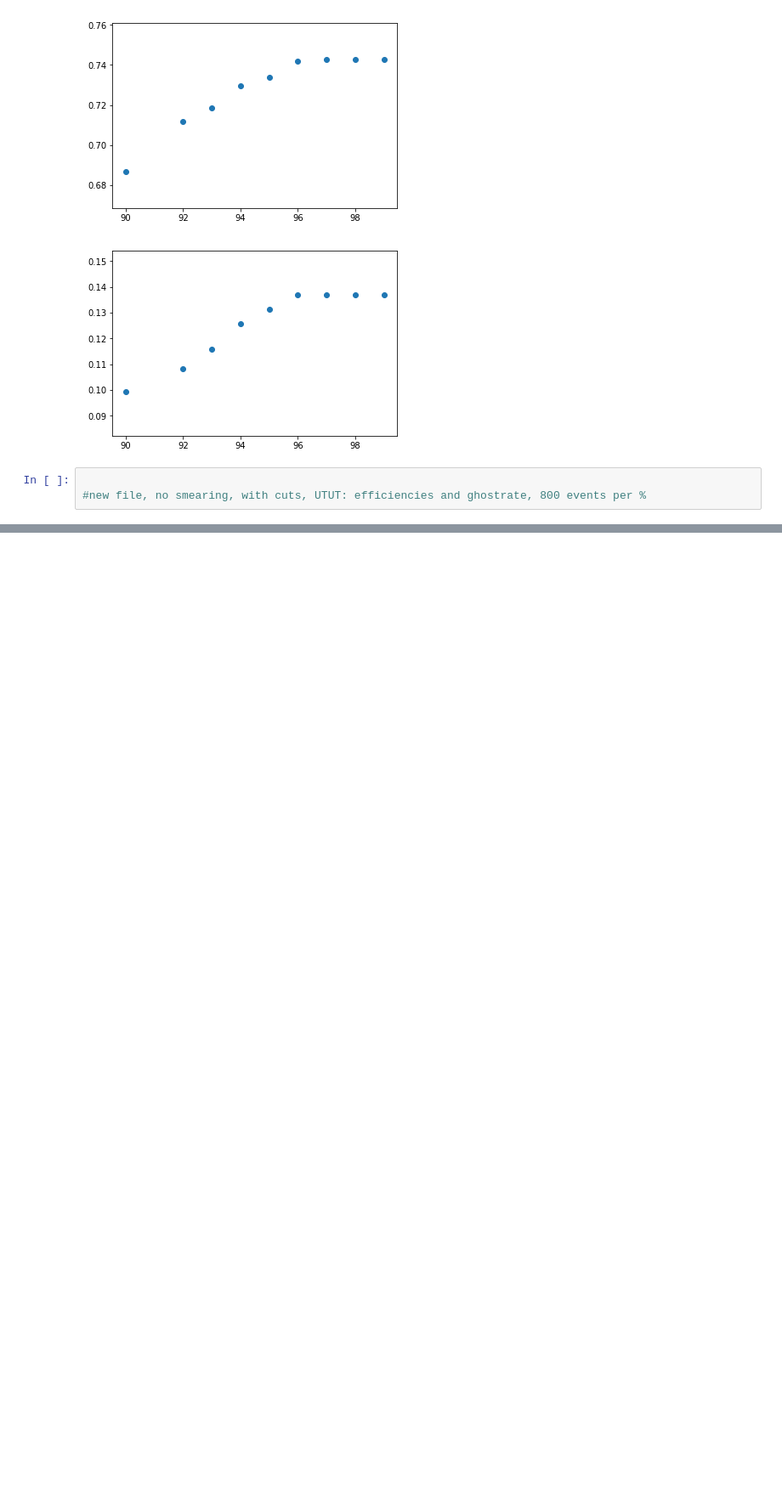
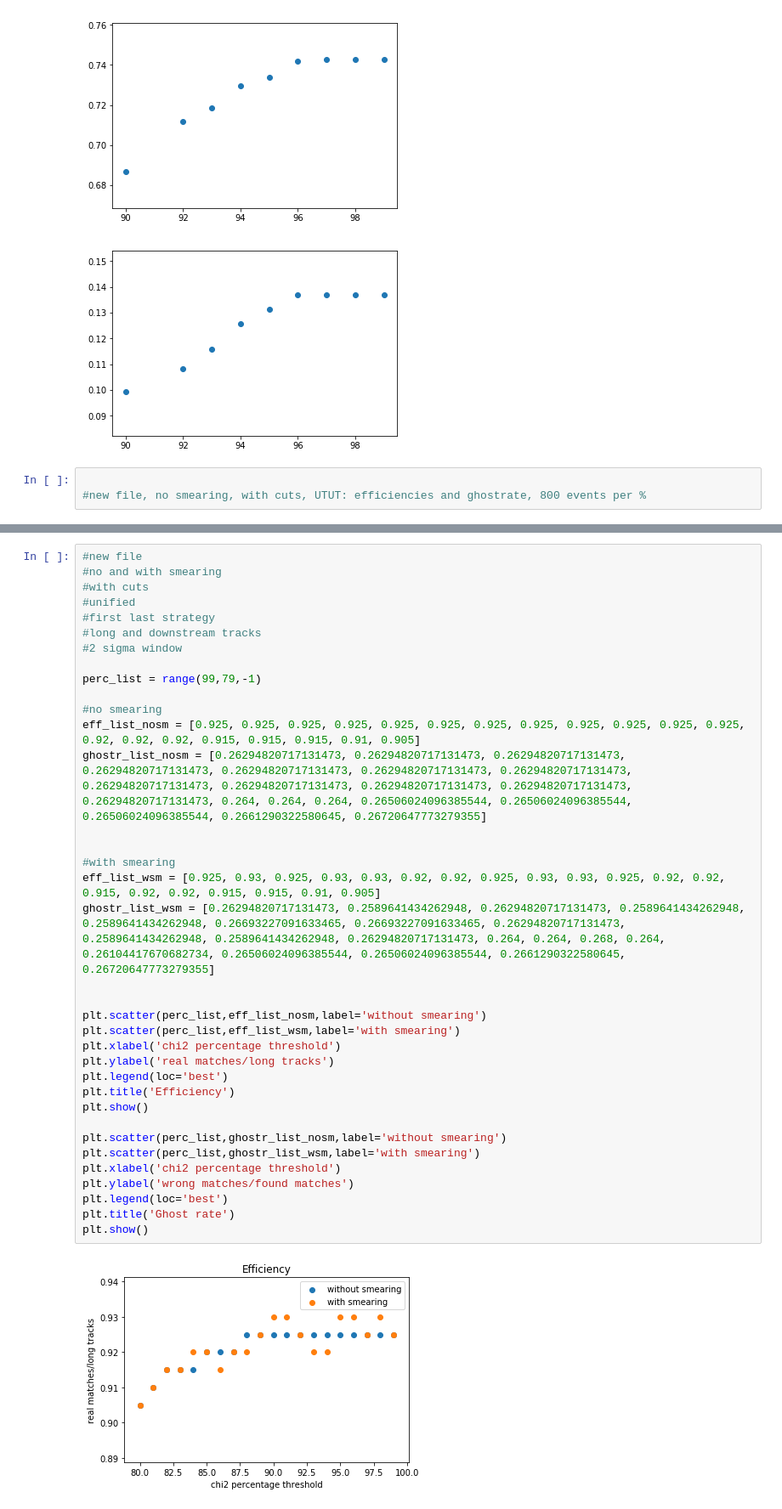
Before and after one commit to irenecortinovis/Semester-project-LHCB, a Jupyter notebook: matching/efficiencies_ghostrates.ipynb, the cells around one changed output, grey strips where cells are left out. Shown at 85% size. Cells and saved outputs as stored; diff of their text form; blank space fills up the shorter version.

```diff
--- a/matching/efficiencies_ghostrates.ipynb
+++ b/matching/efficiencies_ghostrates.ipynb
@@ -33,0 +72,38 @@ plt.show()
+# %%
+#new file
+#no and with smearing
+#with cuts
+#unified
+#first last strategy
+#long and downstream tracks
+#2 sigma window
+
+perc_list = range(99,79,-1)
+
+#no smearing
+eff_list_nosm = [0.925, 0.925, 0.925, 0.925, 0.925, 0.925, 0.925, 0.925, 0.925, 0.925, 0.925, 0.925, 0.92, 0.92, 0.92, 0.915, 0.915, 0.915, 0.91, 0.905]
+ghostr_list_nosm = [0.26294820717131473, 0.26294820717131473, 0.26294820717131473, 0.26294820717131473, 0.26294820717131473, 0.26294820717131473, 0.26294820717131473, 0.26294820717131473, 0.26294820717131473, 0.26294820717131473, 0.26294820717131473, 0.26294820717131473, 0.264, 0.264, 0.264, 0.26506024096385544, 0.26506024096385544, 0.26506024096385544, 0.2661290322580645, 0.26720647773279355]
+
+
+#with smearing
+eff_list_wsm = [0.925, 0.93, 0.925, 0.93, 0.93, 0.92, 0.92, 0.925, 0.93, 0.93, 0.925, 0.92, 0.92, 0.915, 0.92, 0.92, 0.915, 0.915, 0.91, 0.905]
+ghostr_list_wsm = [0.26294820717131473, 0.2589641434262948, 0.26294820717131473, 0.2589641434262948, 0.2589641434262948, 0.26693227091633465, 0.26693227091633465, 0.26294820717131473, 0.2589641434262948, 0.2589641434262948, 0.26294820717131473, 0.264, 0.264, 0.268, 0.264, 0.26104417670682734, 0.26506024096385544, 0.26506024096385544, 0.2661290322580645, 0.26720647773279355]
+
+
+plt.scatter(perc_list,eff_list_nosm,label='without smearing')
+plt.scatter(perc_list,eff_list_wsm,label='with smearing')
+plt.xlabel('chi2 percentage threshold')
+plt.ylabel('real matches/long tracks')
+plt.legend(loc='best')
+plt.title('Efficiency')
+plt.show()
+
+plt.scatter(perc_list,ghostr_list_nosm,label='without smearing')
+plt.scatter(perc_list,ghostr_list_wsm,label='with smearing')
+plt.xlabel('chi2 percentage threshold')
+plt.ylabel('wrong matches/found matches')
+plt.legend(loc='best')
+plt.title('Ghost rate')
+plt.show()
+# %% [output]
+[figure, added]
```
Also changed, not shown: parts of 4 cells of this notebook, 7 other files.
